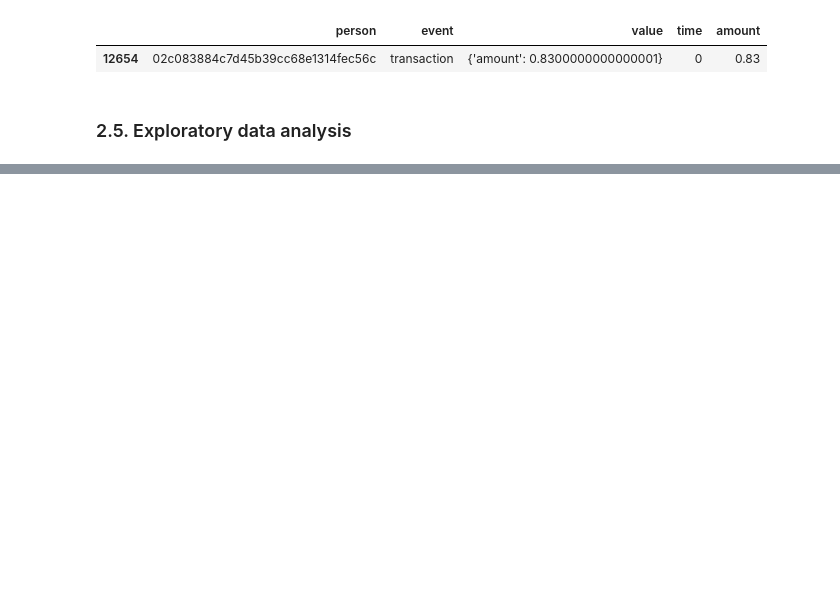
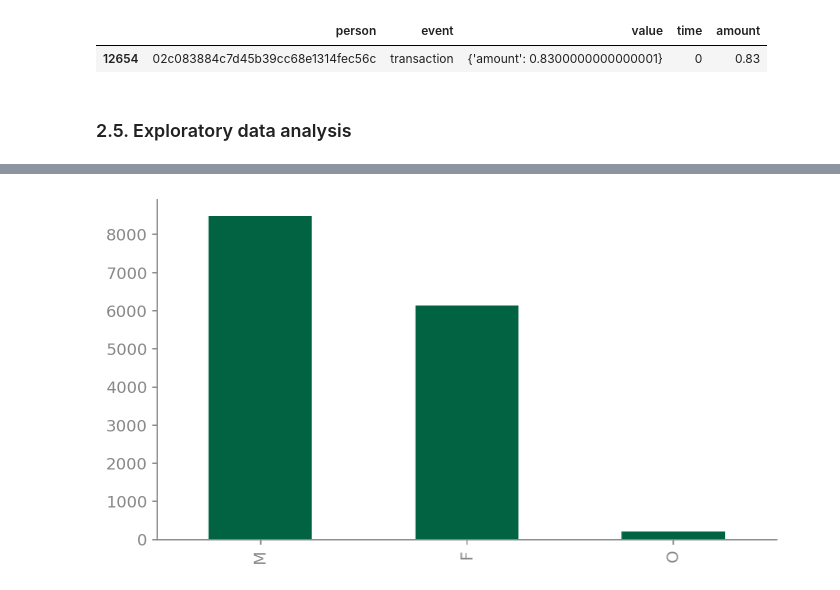
Before and after one commit to gabrieltempass/starbucks, a Jupyter notebook: starbucks.ipynb, the cells around one changed output, grey strips where cells are left out. Saved outputs shown, nothing was run; the diff lists cells and outputs as text; code cells hidden in the pictures; blank space fills up the shorter version.

```diff
--- a/starbucks.ipynb
+++ b/starbucks.ipynb
@@ -189,0 +203,4 @@ profile.describe()
+# %%
+profile["gender"].value_counts().plot.bar();
+# %% [output]
+[figure, added]
```
Also changed, not shown: parts of 18 cells of this notebook.
